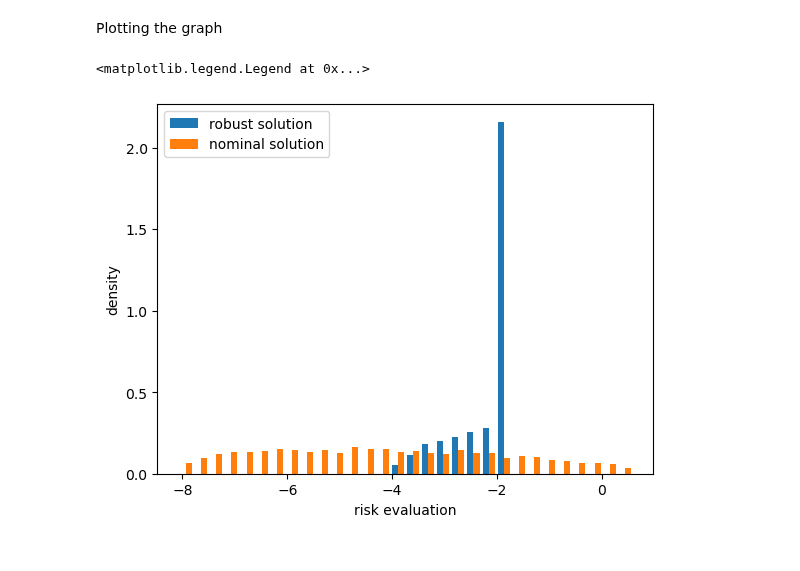
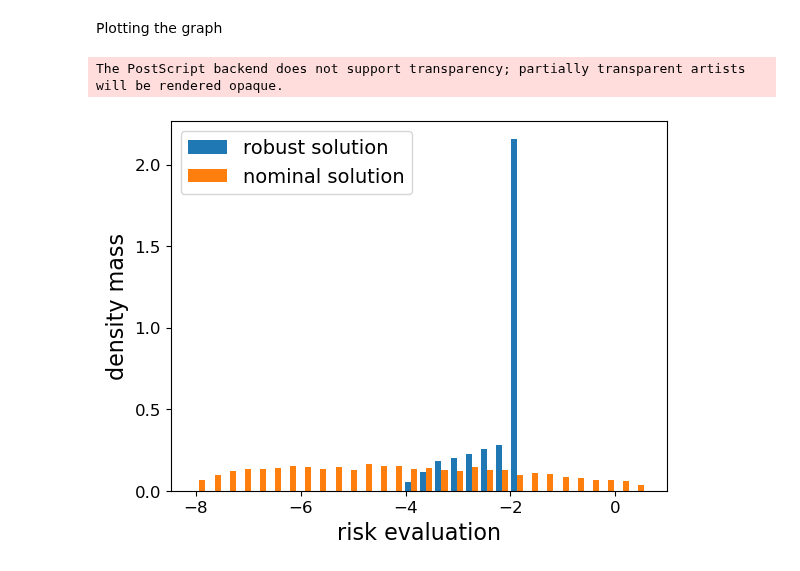
Before and after one commit to GuanJinNL/Robust_Optimization_Risk_Measures, a Jupyter notebook: Single_Item_Newsvendor.ipynb, the cells around one changed output. Saved outputs shown, nothing was run; the diff lists cells and outputs as text; code cells hidden in the pictures.

```diff
--- a/Single_Item_Newsvendor.ipynb
+++ b/Single_Item_Newsvendor.ipynb
@@ -286,10 +289,13 @@ Plotting the graph
 # %%
 data1 = {'robust solution':risk_rob, 'nominal solution': risk_nonrob}
 dt1 = pd.DataFrame(data = data1)
 plt.hist(dt1,density = True, bins = 30)
-plt.xlabel('risk evaluation')
-plt.ylabel('density')
-plt.legend(dt1.columns)
+plt.xlabel('risk evaluation',fontsize = 16)
+plt.ylabel('density mass',fontsize = 16)
+plt.xticks(fontsize=12)  # Set font size for x-axis tick labels
+plt.yticks(fontsize=12)
+plt.legend(dt1.columns,fontsize = 14)
+plt.savefig('snews_cvar04.eps', format = 'eps',bbox_inches='tight')
 # %% [output]
-<matplotlib.legend.Legend at 0x...>
+The PostScript backend does not support transparency; partially transparent artists will be rendered opaque.
-[figure, old version]
+[figure, new version]
```
Also changed, not shown: parts of 18 cells of this notebook.
